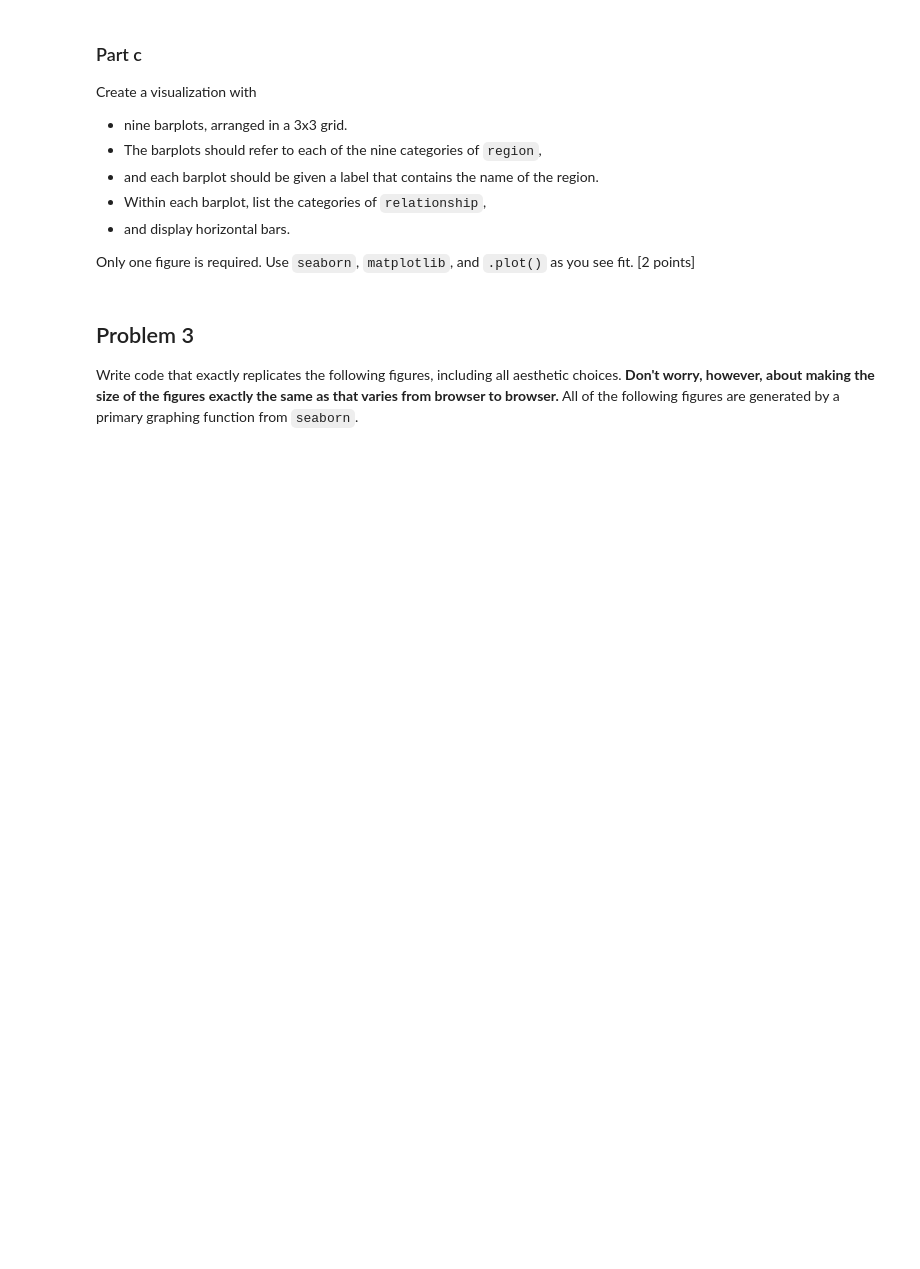
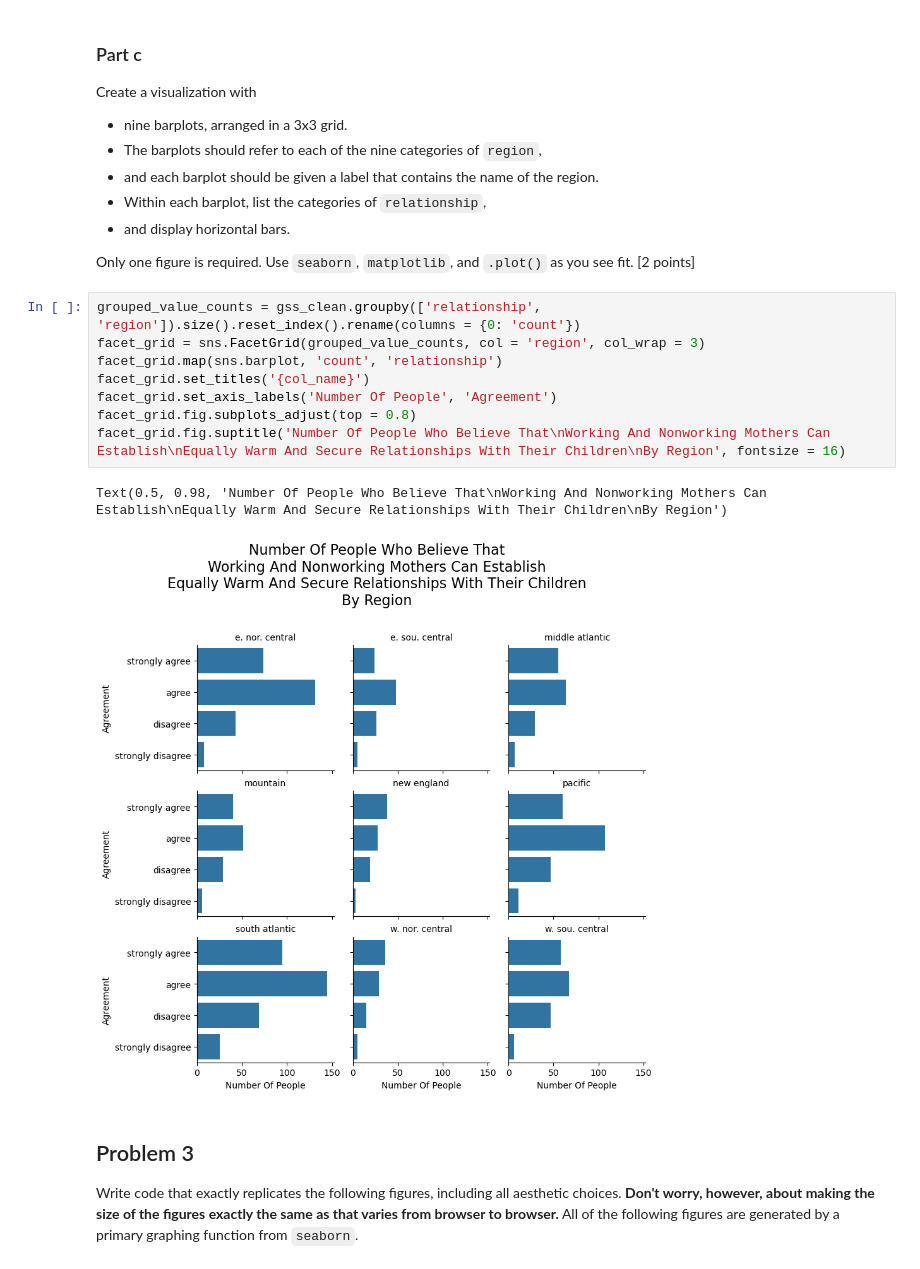
Before and after one commit to tslever/Tom_Levers_Public_Git_Repository, a Jupyter notebook: UVA/3--Practice_And_Application_Of_Data_Science/11--Data_Visualization/labassignment11.ipynb, the cells around one changed output. Drawn from its saved outputs; the diff is of its cells as text; blank space fills up the shorter version.

```diff
--- a/UVA/3--Practice_And_Application_Of_Data_Science/11--Data_Visualization/labassignment11.ipynb
+++ b/UVA/3--Practice_And_Application_Of_Data_Science/11--Data_Visualization/labassignment11.ipynb
@@ -209,6 +223,17 @@ Create a visualization with
 * and display horizontal bars.
 
 Only one figure is required. Use `seaborn`, `matplotlib`, and `.plot()` as you see fit. [2 points]
+# %%
+grouped_value_counts = gss_clean.groupby(['relationship', 'region']).size().reset_index().rename(columns = {0: 'count'})
+facet_grid = sns.FacetGrid(grouped_value_counts, col = 'region', col_wrap = 3)
+facet_grid.map(sns.barplot, 'count', 'relationship')
+facet_grid.set_titles('{col_name}')
+facet_grid.set_axis_labels('Number Of People', 'Agreement')
+facet_grid.fig.subplots_adjust(top = 0.8)
+facet_grid.fig.suptitle('Number Of People Who Believe That\nWorking And Nonworking Mothers Can Establish\nEqually Warm And Secure Relationships With Their Children\nBy Region', fontsize = 16)
+# %% [output]
+Text(0.5, 0.98, 'Number Of People Who Believe That\nWorking And Nonworking Mothers Can Establish\nEqually Warm And Secure Relationships With Their Children\nBy Region')
+[figure, added]
 # %% [markdown]
 ## Problem 3
 Write code that exactly replicates the following figures, including all aesthetic choices. **Don't worry, however, about making the size of the figures exactly the same as that varies from browser to browser.** All of the following figures are generated by a primary graphing function from `seaborn`.
```
Also changed, not shown: parts of 37 cells of this notebook.
